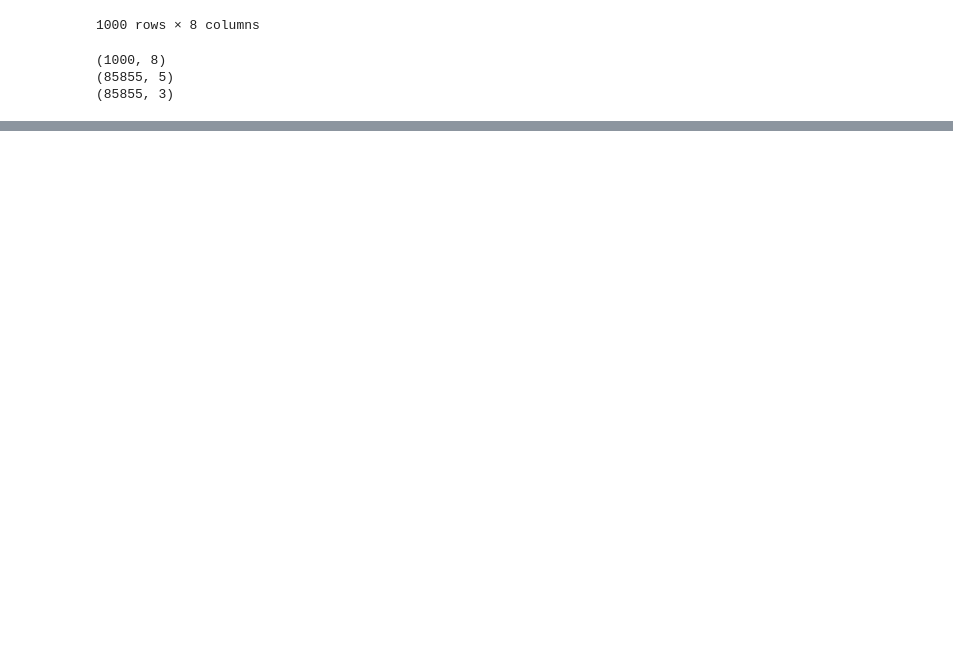
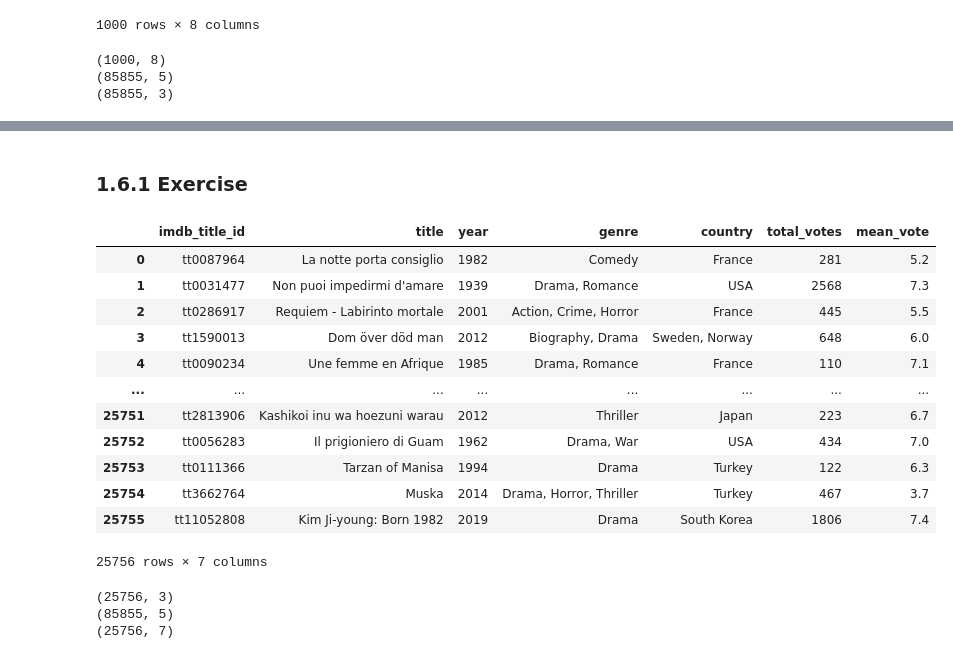
Before and after one commit to 0xazaka/data_science_learning, a Jupyter notebook: 08_merging_and_concatenating_dfs/joins.ipynb, the cells around one changed output, grey strips where cells are left out. Cells and saved outputs as stored; diff of their text form; code cells hidden in the pictures; blank space fills up the shorter version.

```diff
--- a/08_merging_and_concatenating_dfs/joins.ipynb
+++ b/08_merging_and_concatenating_dfs/joins.ipynb
@@ -343,0 +354,35 @@ print(df_ratings.shape)
+# %% [markdown]
+### 1.6.1 Exercise
+# %%
+# extract a 30% sampleof the df_ratings dataframe
+
+df_ratings_sample = df_ratings.sample(frac=0.3)
+# %%
+# merge df_movies and df_ratings_sample (right join)
+
+df_right = df_movies.merge(df_ratings_sample, on='imdb_title_id', how='right')
+df_right
+# %% [output]
+|  | imdb_title_id | title | year | genre | country | total_votes | mean_vote |
+| 0 | tt0087964 | La notte porta consiglio | 1982 | Comedy | France | 281 | 5.2 |
+| 1 | tt0031477 | Non puoi impedirmi d'amare | 1939 | Drama, Romance | USA | 2568 | 7.3 |
+| 2 | tt0286917 | Requiem - Labirinto mortale | 2001 | Action, Crime, Horror | France | 445 | 5.5 |
+| 3 | tt1590013 | Dom över död man | 2012 | Biography, Drama | Sweden, Norway | 648 | 6.0 |
+| 4 | tt0090234 | Une femme en Afrique | 1985 | Drama, Romance | France | 110 | 7.1 |
+| ... | ... | ... | ... | ... | ... | ... | ... |
+| 25751 | tt2813906 | Kashikoi inu wa hoezuni warau | 2012 | Thriller | Japan | 223 | 6.7 |
+| 25752 | tt0056283 | Il prigioniero di Guam | 1962 | Drama, War | USA | 434 | 7.0 |
+| 25753 | tt0111366 | Tarzan of Manisa | 1994 | Drama | Turkey | 122 | 6.3 |
+| 25754 | tt3662764 | Muska | 2014 | Drama, Horror, Thriller | Turkey | 467 | 3.7 |
+| 25755 | tt11052808 | Kim Ji-young: Born 1982 | 2019 | Drama | South Korea | 1806 | 7.4 |
+25756 rows × 7 columns
+# %%
+# shape
+
+print(df_ratings_sample.shape)
+print(df_movies.shape)
+print(df_right.shape)
+# %% [output]
+(25756, 3)
+(85855, 5)
+(25756, 7)
```
Also changed, not shown: parts of 11 cells of this notebook.
